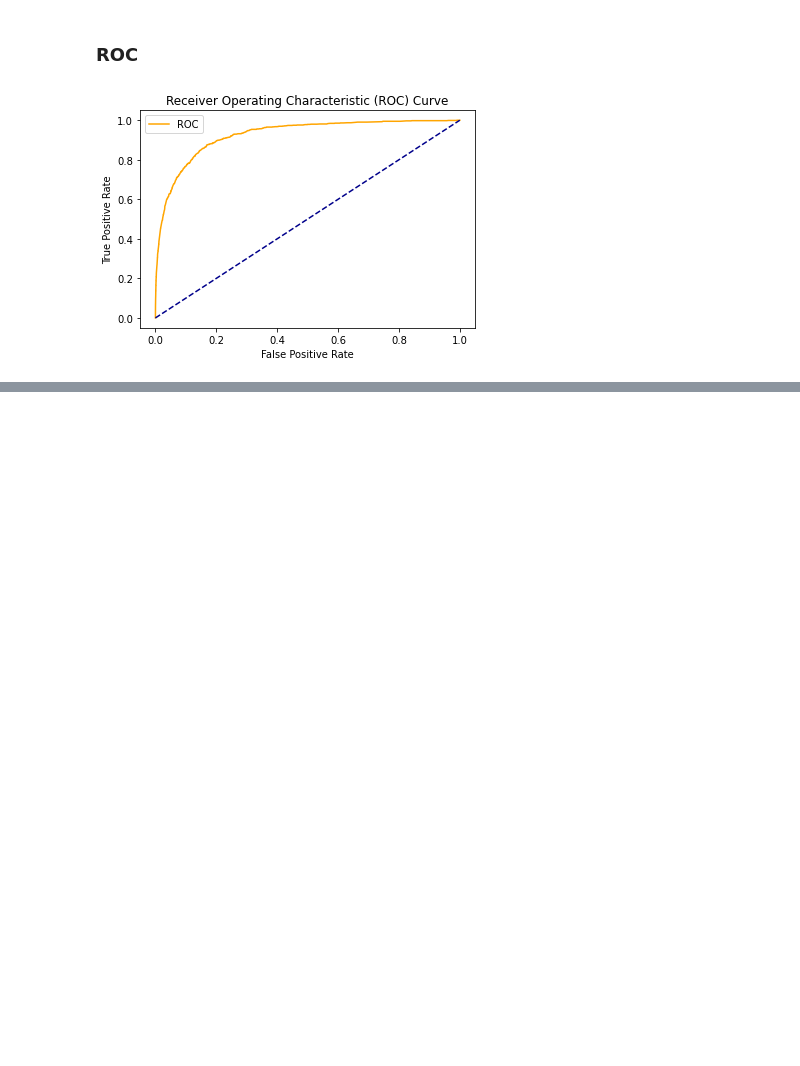
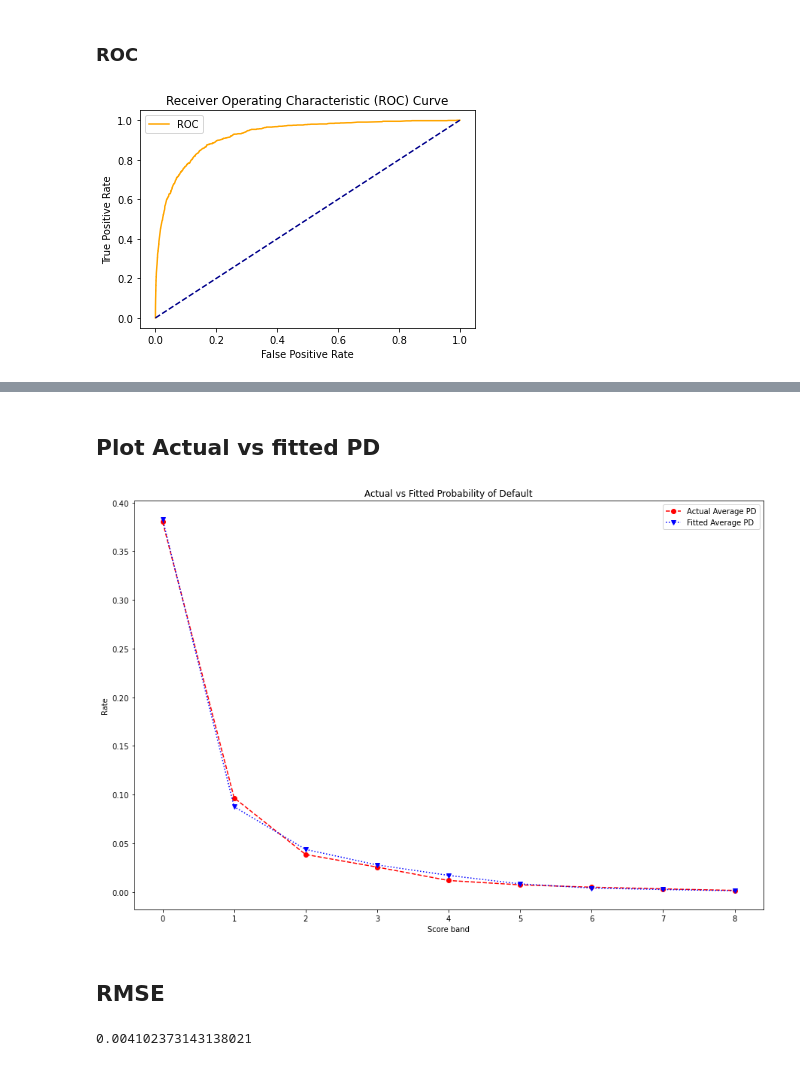
Before and after one commit to rishuraj27/PD-Modelling, a Jupyter notebook: oneypd.ipynb, the cells around one changed output, grey strips where cells are left out. Cells and saved outputs as stored; diff of their text form; code cells hidden in the pictures; blank space fills up the shorter version.

Commit message:
Actual vs Fitted PD

```diff
--- a/oneypd.ipynb
+++ b/oneypd.ipynb
@@ -313,0 +318,8 @@ plot_roc_cur(fper,tper)
+# %%
+# Merging train and test set
+df_train=pd.merge(x_woe,y_train,on = y_train.index)
+df_test=pd.merge(x_woe_test,y_test,on = y_test.index)
+df_whole = pd.concat([df_train,df_test], keys=['train', 'test'])
+# %%
+df_whole['score_band']=pd.cut(x = df_whole['score'],
+                        bins = score_cuts)
@@ -313,0 +335,6 @@ plot_roc_cur(fper,tper)
+# %%
+# calculating PD by score band for actual and fitted data
+data_pd = df_whole.groupby('score_band')[["default_event", 'logit']].mean()
+# %%
+# resetting the index
+data_pd.reset_index(inplace=True)
@@ -313,0 +354,20 @@ plot_roc_cur(fper,tper)
+# %% [markdown]
+## Plot Actual vs fitted PD
+# %%
+plt.figure(figsize=(15,10))
+plt.plot(data_pd['score_band'],data_pd['default_event'],label='Actual Average PD', color= 'r',marker='o',linestyle='--')
+plt.plot(data_pd['score_band'],data_pd['logit'],label="Fitted Average PD",color='b',marker='v',linestyle=':')
+plt.title("Actual vs Fitted Probability of Default")
+plt.xlabel("Score band")
+plt.ylabel("Rate")
+plt.legend()
+plt.show()
+# %% [output]
+[figure, added]
+# %% [markdown]
+## RMSE
+# %%
+from sklearn.metrics import mean_squared_error as MSE
+MSE(data_pd['default_event'],data_pd['logit'])**0.5
+# %% [output]
+0.004102373143138021
```
Also changed, not shown: parts of 4 cells of this notebook.
